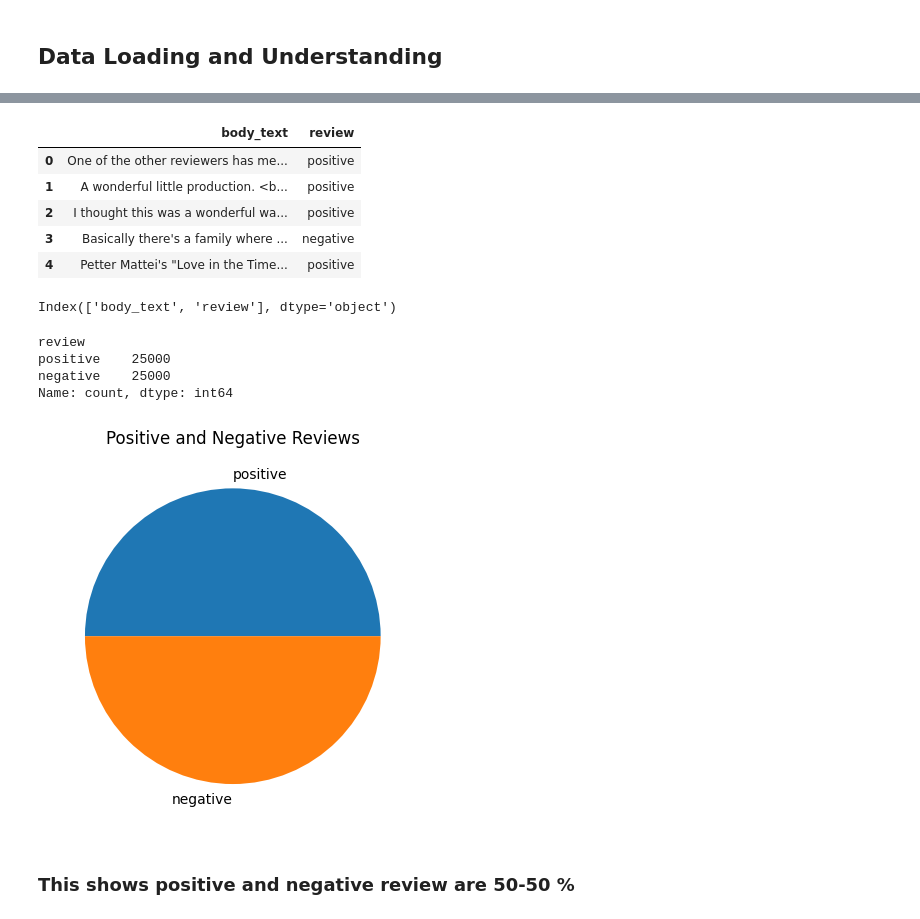
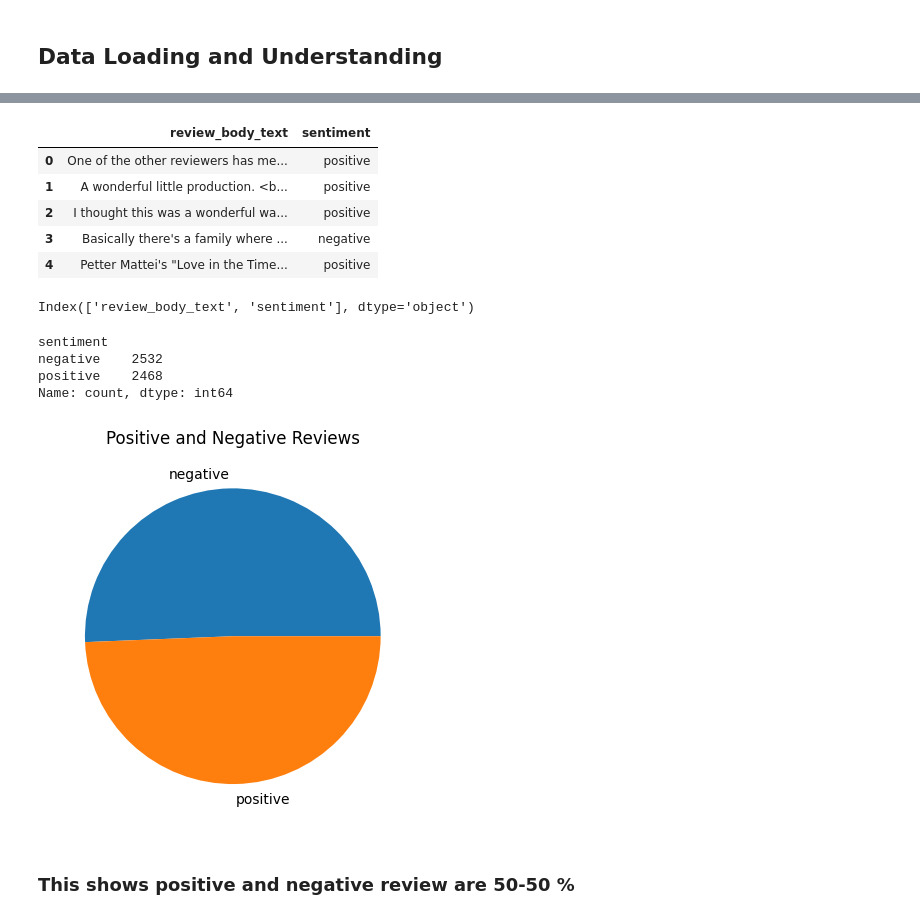
Before and after one commit to nirmal2i43a5/Movie-Review-Sentiment-Predictive-Analysis, a Jupyter notebook: movie_review_sentiment_analysis.ipynb, the cells around one changed output, grey strips where cells are left out. Saved outputs shown, nothing was run; the diff lists cells and outputs as text; code cells hidden in the pictures.

```diff
--- a/movie_review_sentiment_analysis.ipynb
+++ b/movie_review_sentiment_analysis.ipynb
@@ -7,6 +10,4 @@ import re
 # %% [markdown]
 ## Data Loading and Understanding
 # %%
-data = pd.read_csv("IMDBDataset.csv")
-
-data.columns = ['body_text', 'review']
+data = pd.read_csv("IMDBDataset.csv")[:5000]
@@ -30,7 +14,9 @@ data[0:5000]
+# %%
+data.columns = ['review_body_text', 'sentiment']
 # %%
 data.head()
 # %% [output]
-|  | body_text | review |
+|  | review_body_text | sentiment |
 | 0 | One of the other reviewers has me... | positive |
 | 1 | A wonderful little production. <b... | positive |
 | 2 | I thought this was a wonderful wa... | positive |
@@ -39,23 +25,23 @@ data.head()
 # %%
 data.columns
 # %% [output]
-Index(['body_text', 'review'], dtype='object')
+Index(['review_body_text', 'sentiment'], dtype='object')
-# %%
-reviews_count = data['review'].value_counts()
-reviews_count
-# %% [output]
-review
-positive    25000
-negative    25000
-Name: count, dtype: int64
+# %%
+reviews_sentiment_count = data['sentiment'].value_counts()
+reviews_sentiment_count
+# %% [output]
+sentiment
+negative    2532
+positive    2468
+Name: count, dtype: int64
 # %%
 
-plt.pie(reviews_count, labels = reviews_count.index)
+plt.pie(reviews_sentiment_count, labels = reviews_sentiment_count.index)
 plt.title('Positive and Negative Reviews')
 plt.ylabel('')
 plt.show()
 # %% [output]
-[figure, old version]
+[figure, new version]
 # %% [markdown]
 ### This shows positive and negative review are 50-50 %
 # %% [markdown]
```
Also changed, not shown: parts of 17 cells of this notebook.
